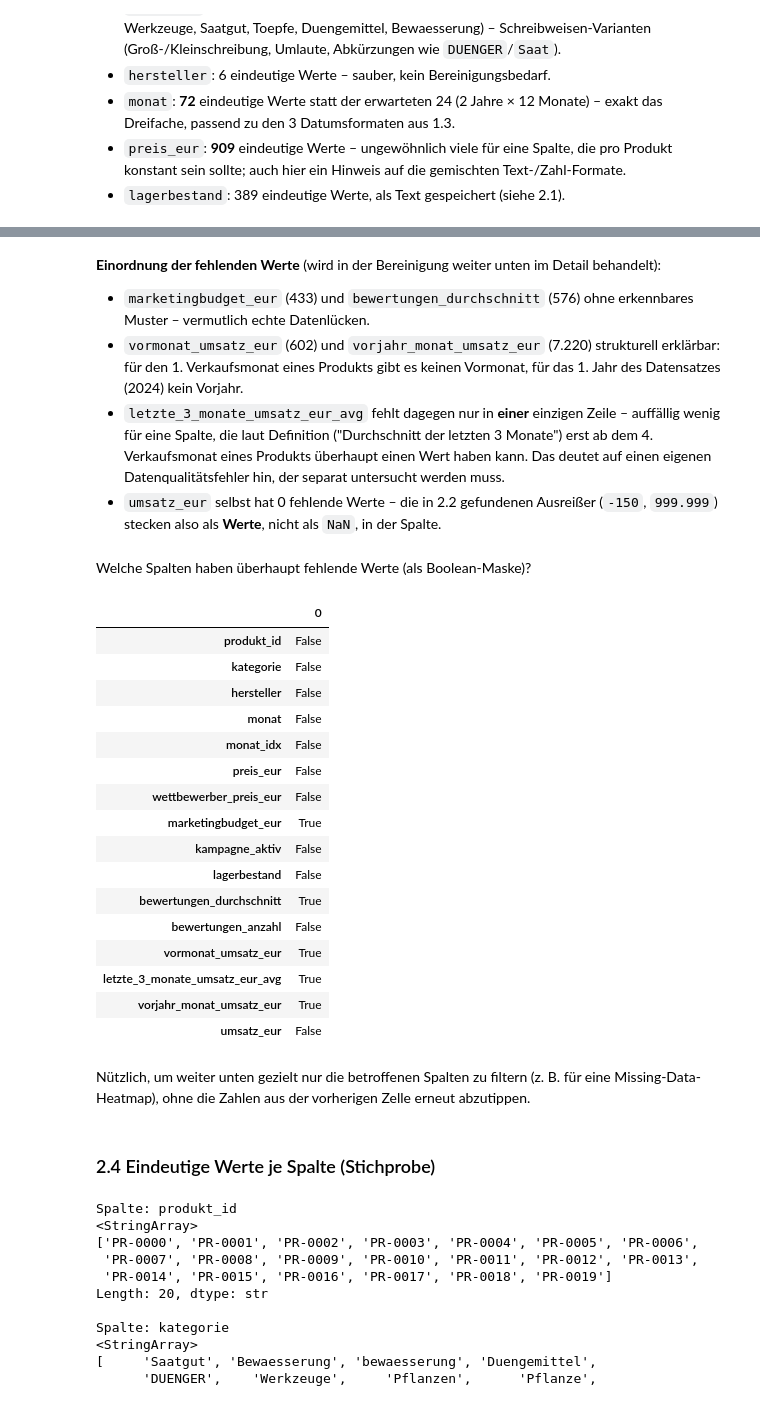
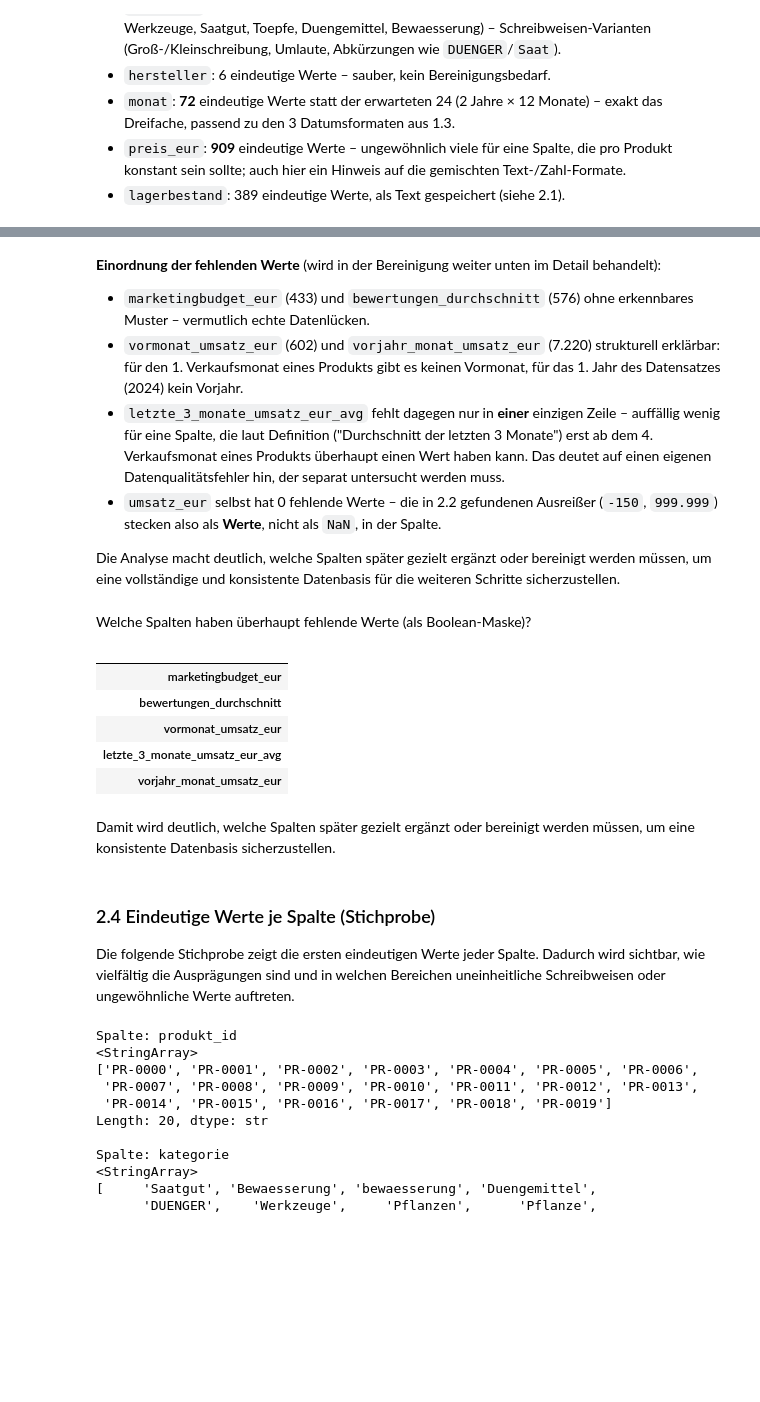
Before and after one commit to LarsPetschke/Umsatzprognose_GreenGarten_Versandhandel_GmbH, a Jupyter notebook: Umsatzprognose_GreenGarten_Versandhandel_GmbH/src/data_management.ipynb, the cells around one changed output, grey strips where cells are left out. Saved outputs shown, nothing was run; the diff lists cells and outputs as text; code cells hidden in the pictures; blank space fills up the shorter version.

Commit message:
fullfilled the data_management.ipynb with comments

```diff
--- a/Umsatzprognose_GreenGarten_Versandhandel_GmbH/src/data_management.ipynb
+++ b/Umsatzprognose_GreenGarten_Versandhandel_GmbH/src/data_management.ipynb
@@ -216,35 +197,27 @@ unten im Detail behandelt):
 - `umsatz_eur` selbst hat 0 fehlende Werte – die in 2.2 gefundenen
   Ausreißer (`-150`, `999.999`) stecken also als **Werte**, nicht als
   `NaN`, in der Spalte.
+
+
+Die Analyse macht deutlich, welche Spalten später gezielt ergänzt oder bereinigt werden müssen, um eine vollständige und konsistente Datenbasis für die weiteren Schritte sicherzustellen.
 # %% [markdown]
 Welche Spalten haben überhaupt fehlende Werte (als Boolean-Maske)?
 # %%
-spalten_mit_nan = df_verkaufe_raw.isna().sum() > 0
-spalten_mit_nan
+spalten_mit_nan = df_verkaufe_raw.columns[df_verkaufe_raw.isna().sum() > 0]
+df_verkaufe_raw[spalten_mit_nan].head(0).T
 # %% [output]
-|  | 0 |
-| produkt_id | False |
-| kategorie | False |
-| hersteller | False |
-| monat | False |
-| monat_idx | False |
-| preis_eur | False |
-| wettbewerber_preis_eur | False |
-| marketingbudget_eur | True |
-| kampagne_aktiv | False |
-| lagerbestand | False |
-| bewertungen_durchschnitt | True |
-| bewertungen_anzahl | False |
-| vormonat_umsatz_eur | True |
-| letzte_3_monate_umsatz_eur_avg | True |
-| vorjahr_monat_umsatz_eur | True |
-| umsatz_eur | False |
+|  |
+| marketingbudget_eur |
+| bewertungen_durchschnitt |
+| vormonat_umsatz_eur |
+| letzte_3_monate_umsatz_eur_avg |
+| vorjahr_monat_umsatz_eur |
-# %% [markdown]
-Nützlich, um weiter unten gezielt nur die betroffenen Spalten zu
-filtern (z. B. für eine Missing-Data-Heatmap), ohne die Zahlen aus der
-vorherigen Zelle erneut abzutippen.
-# %% [markdown]
-### 2.4 Eindeutige Werte je Spalte (Stichprobe)
+# %% [markdown]
+Damit wird deutlich, welche Spalten später gezielt ergänzt oder bereinigt werden müssen, um eine konsistente Datenbasis sicherzustellen.
+# %% [markdown]
+### 2.4 Eindeutige Werte je Spalte (Stichprobe)
+
+Die folgende Stichprobe zeigt die ersten eindeutigen Werte jeder Spalte. Dadurch wird sichtbar, wie vielfältig die Ausprägungen sind und in welchen Bereichen uneinheitliche Schreibweisen oder ungewöhnliche Werte auftreten.
 # %%
 for col in df_verkaufe_raw.columns:
     print(f"\nSpalte: {col}")
```
Also changed, not shown: parts of 121 cells of this notebook.
